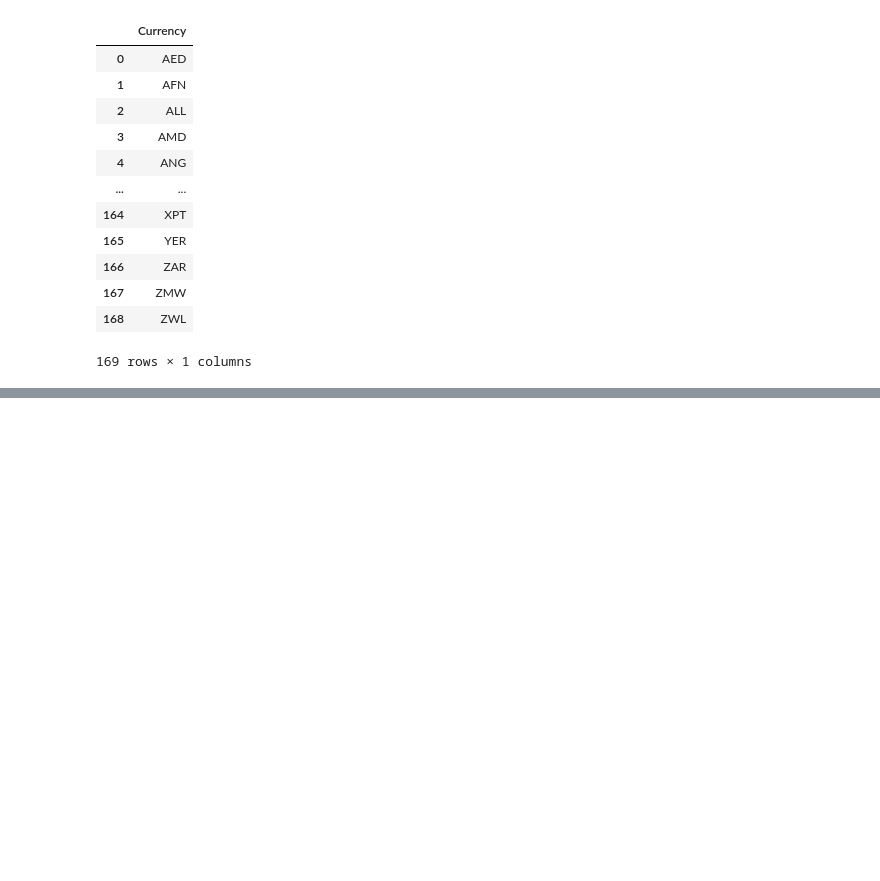
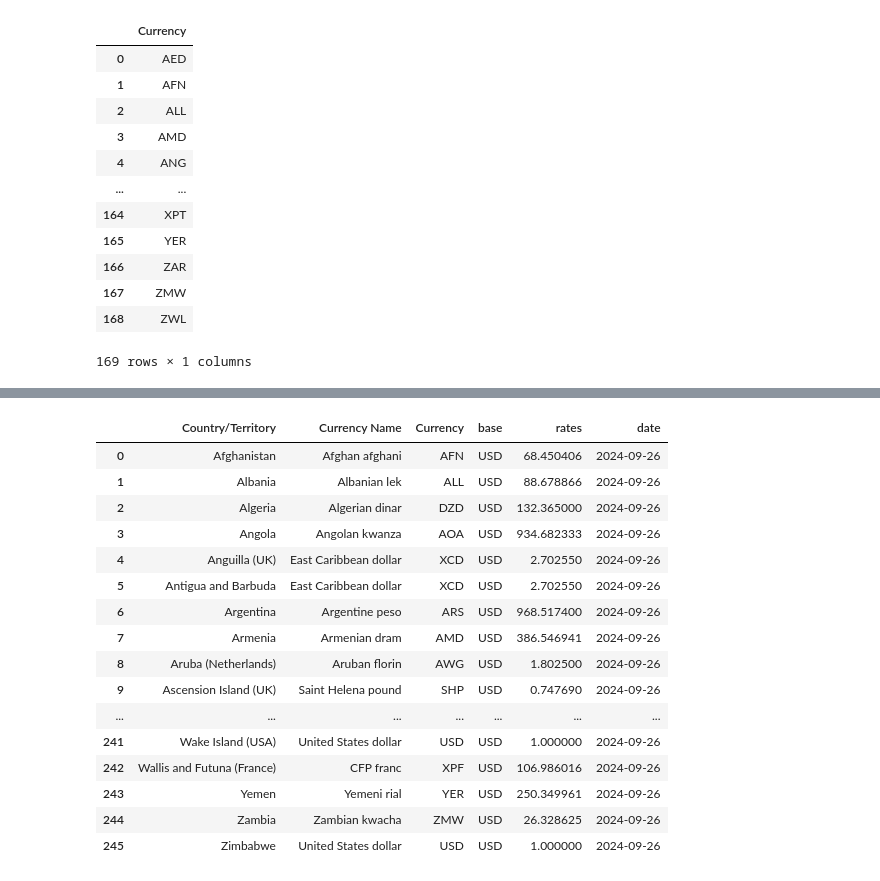
Before and after one commit to salu218/Api_test, a Jupyter notebook: Exchange_rate.ipynb, the cells around one changed output, grey strips where cells are left out. Drawn from its saved outputs; the diff is of its cells as text; code cells hidden in the pictures; blank space fills up the shorter version.

```diff
--- a/Exchange_rate.ipynb
+++ b/Exchange_rate.ipynb
@@ -361 +315,3 @@ latest_df1
 169 rows × 4 columns
+# %%
+country_code = pd.read_csv('country_currency_codes.csv')
@@ -361,0 +334,2 @@ latest_df1
+# %%
+latest_merge = pd.merge(country_code, latest_df1, how = 'inner',on = 'Currency')
@@ -361,0 +352,22 @@ latest_df1
+# %%
+pd.set_option("display.max_columns", None)  # Show all columns
+pd.set_option("display.max_rows", None)  # Show all rows
+display(latest_merge)
+# %% [output]
+|  | Country/Territory | Currency Name | Currency | base | rates | date |
+| 0 | Afghanistan | Afghan afghani | AFN | USD | 68.450406 | 2024-09-26 |
+| 1 | Albania | Albanian lek | ALL | USD | 88.678866 | 2024-09-26 |
+| 2 | Algeria | Algerian dinar | DZD | USD | 132.365000 | 2024-09-26 |
+| 3 | Angola | Angolan kwanza | AOA | USD | 934.682333 | 2024-09-26 |
+| 4 | Anguilla (UK) | East Caribbean dollar | XCD | USD | 2.702550 | 2024-09-26 |
+| 5 | Antigua and Barbuda | East Caribbean dollar | XCD | USD | 2.702550 | 2024-09-26 |
+| 6 | Argentina | Argentine peso | ARS | USD | 968.517400 | 2024-09-26 |
+| 7 | Armenia | Armenian dram | AMD | USD | 386.546941 | 2024-09-26 |
+| 8 | Aruba (Netherlands) | Aruban florin | AWG | USD | 1.802500 | 2024-09-26 |
+| 9 | Ascension Island (UK) | Saint Helena pound | SHP | USD | 0.747690 | 2024-09-26 |
+| ... | ... | ... | ... | ... | ... | ... |
+| 241 | Wake Island (USA) | United States dollar | USD | USD | 1.000000 | 2024-09-26 |
+| 242 | Wallis and Futuna (France) | CFP franc | XPF | USD | 106.986016 | 2024-09-26 |
+| 243 | Yemen | Yemeni rial | YER | USD | 250.349961 | 2024-09-26 |
+| 244 | Zambia | Zambian kwacha | ZMW | USD | 26.328625 | 2024-09-26 |
+| 245 | Zimbabwe | United States dollar | USD | USD | 1.000000 | 2024-09-26 |
```
Also changed, not shown: parts of 14 cells of this notebook.
